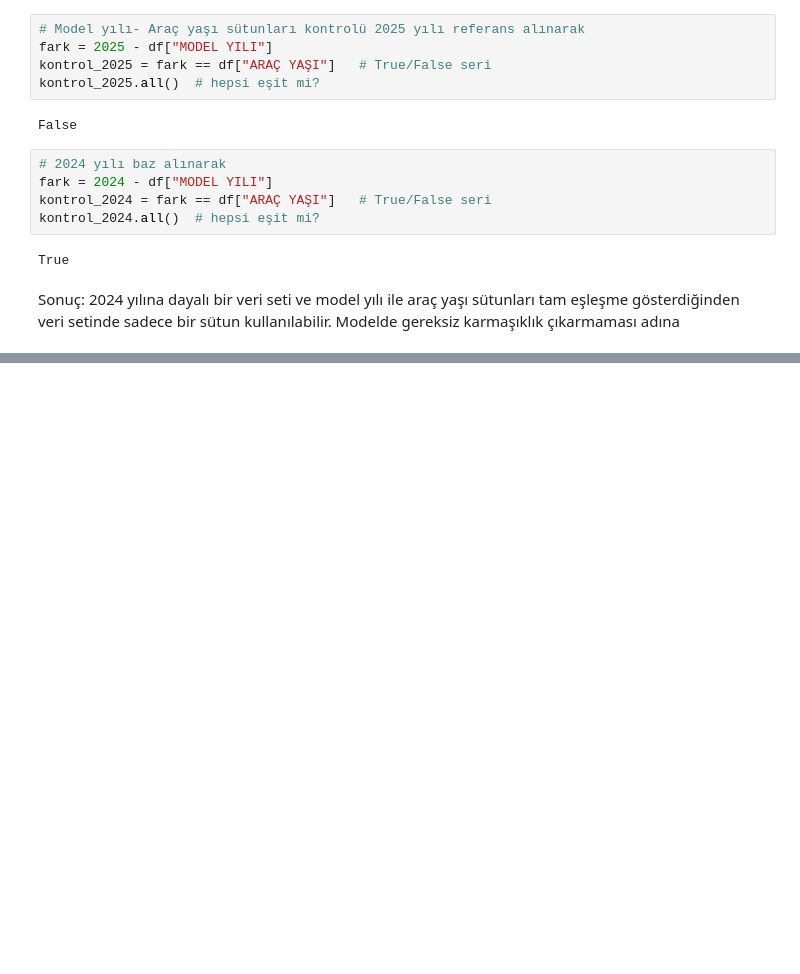
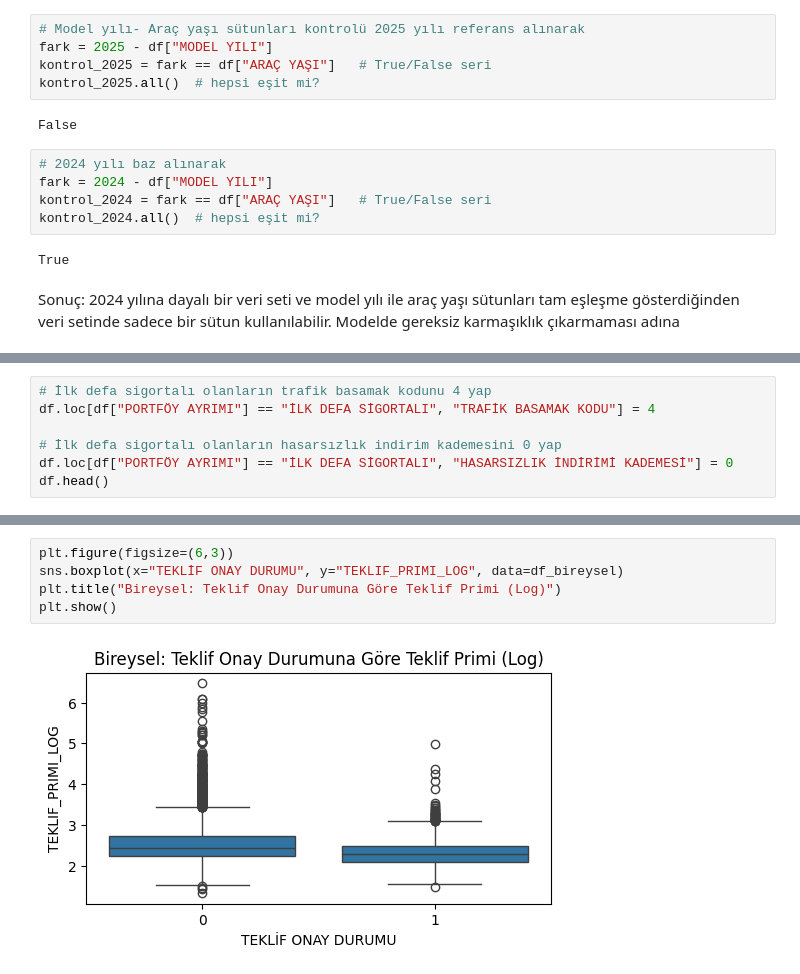
Before and after one commit to incieryilmazz/Insurance--Project, a Jupyter notebook: EDA.ipynb, the cells around one changed output, grey strips where cells are left out. Drawn from its saved outputs; the diff is of its cells as text; blank space fills up the shorter version.

```diff
--- a/EDA.ipynb
+++ b/EDA.ipynb
@@ -339,0 +270,7 @@ Index: []
+# %%
+# İlk defa sigortalı olanların trafik basamak kodunu 4 yap
+df.loc[df["PORTFÖY AYRIMI"] == "İLK DEFA SİGORTALI", "TRAFİK BASAMAK KODU"] = 4
+
+# İlk defa sigortalı olanların hasarsızlık indirim kademesini 0 yap
+df.loc[df["PORTFÖY AYRIMI"] == "İLK DEFA SİGORTALI", "HASARSIZLIK İNDİRİMİ KADEMESİ"] = 0
+df.head()
@@ -339,0 +472,7 @@ Index: []
+# %%
+plt.figure(figsize=(6,3))
+sns.boxplot(x="TEKLİF ONAY DURUMU", y="TEKLIF_PRIMI_LOG", data=df_bireysel)
+plt.title("Bireysel: Teklif Onay Durumuna Göre Teklif Primi (Log)")
+plt.show()
+# %% [output]
+[figure, added]
```
Also changed, not shown: parts of 58 cells of this notebook, 1 other file.
